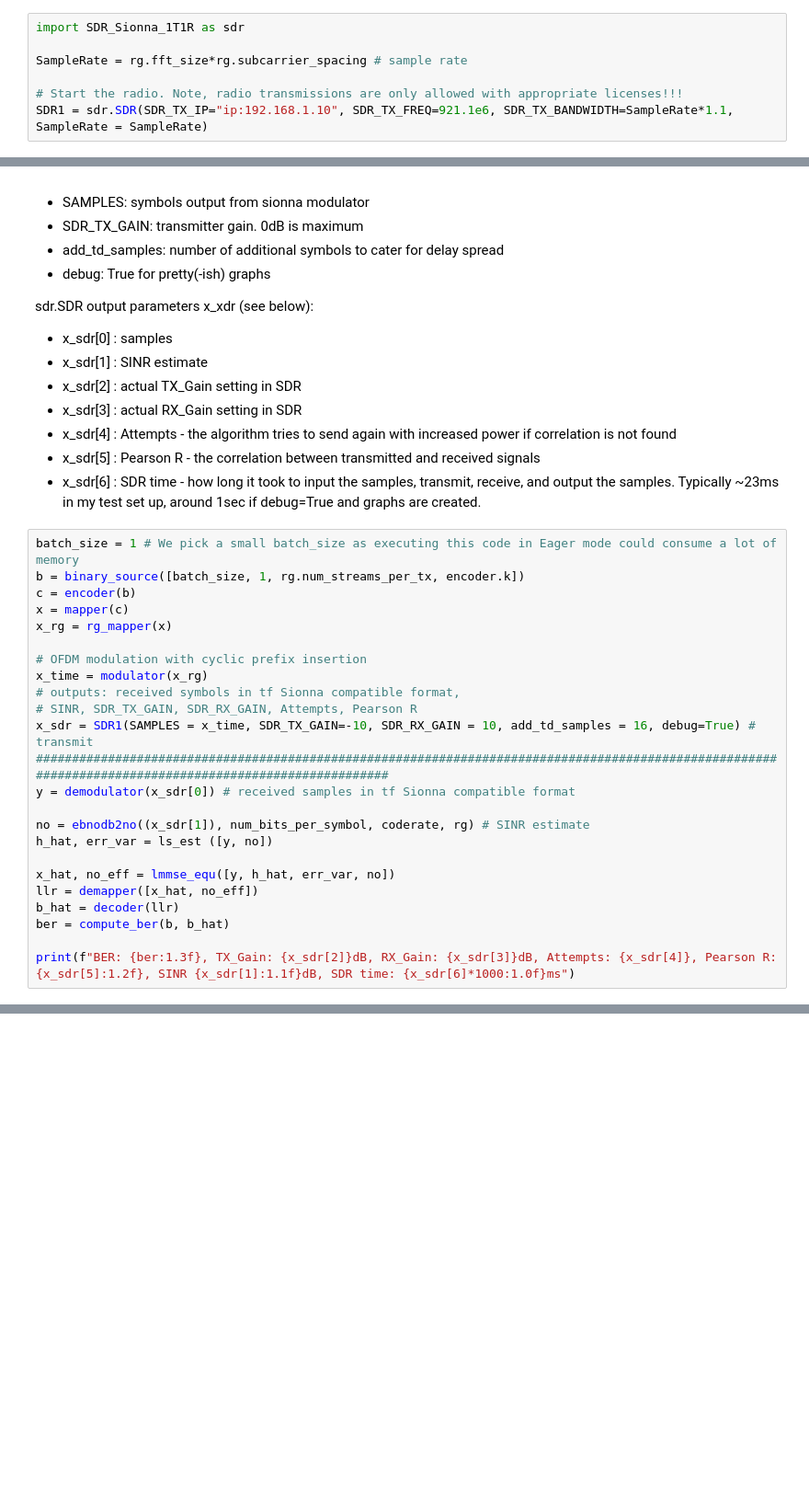
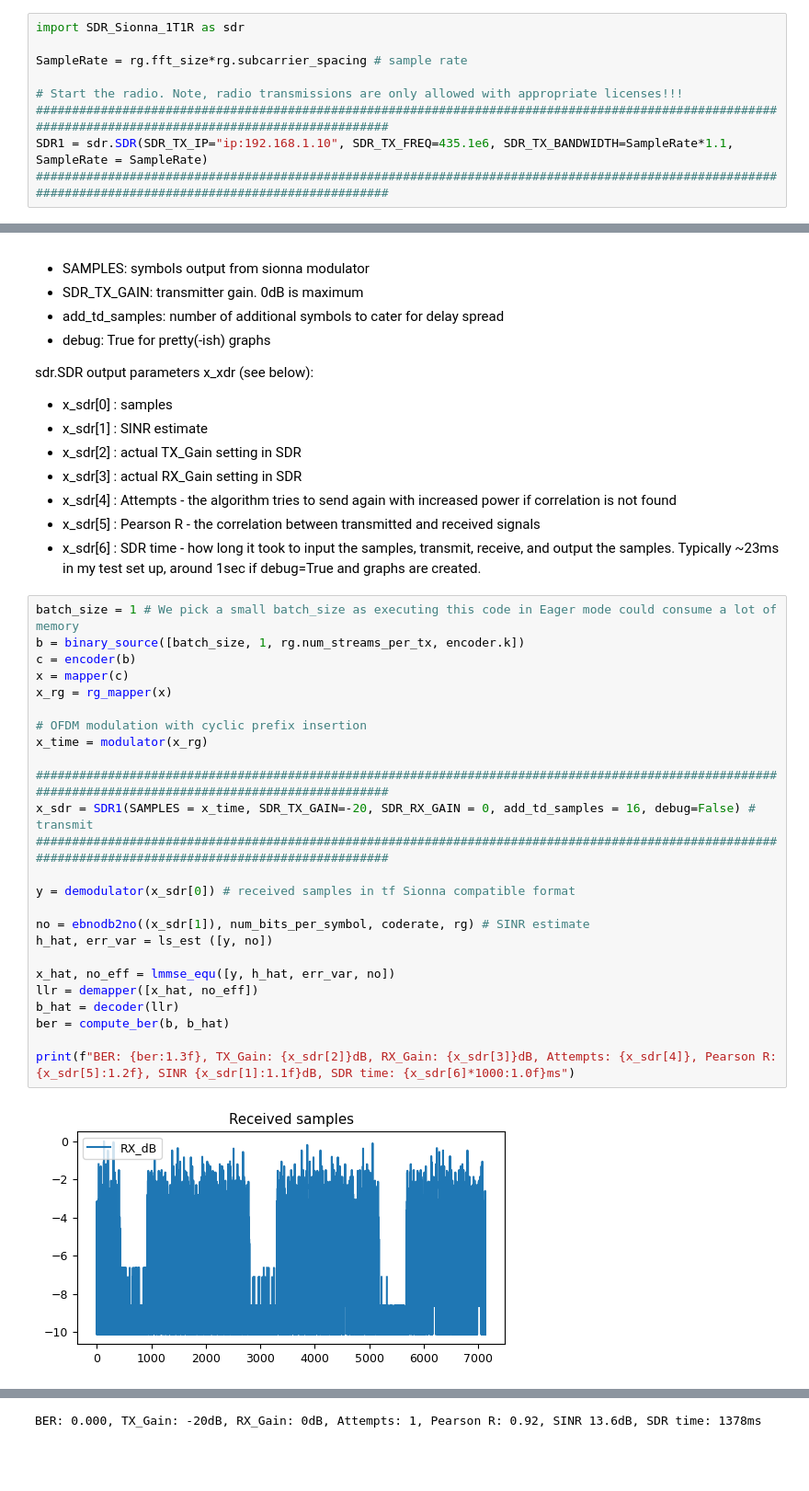
Before and after one commit to rikluost/sionna-PlutoSDR, a Jupyter notebook: Sionna_Pluto_SDR.ipynb, the cells around one changed output, grey strips where cells are left out. Shown at 92% size. Saved outputs shown, nothing was run; the diff lists cells and outputs as text; blank space fills up the shorter version.

````diff
--- a/Sionna_Pluto_SDR.ipynb
+++ b/Sionna_Pluto_SDR.ipynb
@@ -121,7 +138,9 @@ import SDR_Sionna_1T1R as sdr
 SampleRate = rg.fft_size*rg.subcarrier_spacing # sample rate
 
 # Start the radio. Note, radio transmissions are only allowed with appropriate licenses!!!
-SDR1 = sdr.SDR(SDR_TX_IP="ip:192.168.1.10", SDR_TX_FREQ=921.1e6, SDR_TX_BANDWIDTH=SampleRate*1.1, SampleRate = SampleRate)
+########################################################################################################################################################
+SDR1 = sdr.SDR(SDR_TX_IP="ip:192.168.1.10", SDR_TX_FREQ=435.1e6, SDR_TX_BANDWIDTH=SampleRate*1.1, SampleRate = SampleRate)
+########################################################################################################################################################
 # %% [markdown]
 ## Eager mode example with SDR
 # %% [markdown]
@@ -144,24 +163,27 @@ sdr.SDR output parameters x_xdr (see below):
 # %%
 batch_size = 1 # We pick a small batch_size as executing this code in Eager mode could consume a lot of memory
 b = binary_source([batch_size, 1, rg.num_streams_per_tx, encoder.k])
 c = encoder(b)
 x = mapper(c)
 x_rg = rg_mapper(x)
 
 # OFDM modulation with cyclic prefix insertion
 x_time = modulator(x_rg)
-# outputs: received symbols in tf Sionna compatible format,
-# SINR, SDR_TX_GAIN, SDR_RX_GAIN, Attempts, Pearson R
-x_sdr = SDR1(SAMPLES = x_time, SDR_TX_GAIN=-10, SDR_RX_GAIN = 10, add_td_samples = 16, debug=True) # transmit
+
 ########################################################################################################################################################
+x_sdr = SDR1(SAMPLES = x_time, SDR_TX_GAIN=-20, SDR_RX_GAIN = 0, add_td_samples = 16, debug=False) # transmit
+########################################################################################################################################################
+
 y = demodulator(x_sdr[0]) # received samples in tf Sionna compatible format
 
 no = ebnodb2no((x_sdr[1]), num_bits_per_symbol, coderate, rg) # SINR estimate
 h_hat, err_var = ls_est ([y, no])
 
 x_hat, no_eff = lmmse_equ([y, h_hat, err_var, no])
 llr = demapper([x_hat, no_eff])
 b_hat = decoder(llr)
 ber = compute_ber(b, b_hat)
 
 print(f"BER: {ber:1.3f}, TX_Gain: {x_sdr[2]}dB, RX_Gain: {x_sdr[3]}dB, Attempts: {x_sdr[4]}, Pearson R: {x_sdr[5]:1.2f}, SINR {x_sdr[1]:1.1f}dB, SDR time: {x_sdr[6]*1000:1.0f}ms")
+# %% [output]
+[figure, added]
@@ -168,3 +196,4 @@ print(f"BER: {ber:1.3f}, TX_Gain: {x_sdr[2]}dB, RX_Gain: {x_sdr[3]}dB, Attempts:
+BER: 0.000, TX_Gain: -20dB, RX_Gain: 0dB, Attempts: 1, Pearson R: 0.92, SINR 13.6dB, SDR time: 1378ms
 # %% [markdown]
 ```BER: 0.193, TX_Gain: -10dB, RX_Gain: 10dB, Attempts: 1, Pearson R: 0.92, SINR 12.0dB, SDR time: 42ms
 # %% [markdown]
````
Also changed, not shown: parts of 5 cells of this notebook, 8 other files.
